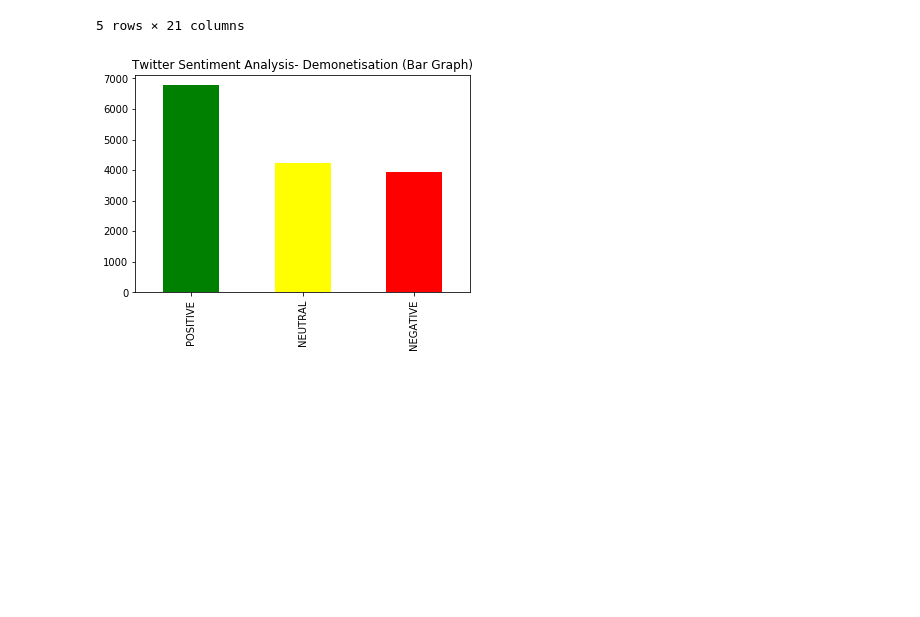
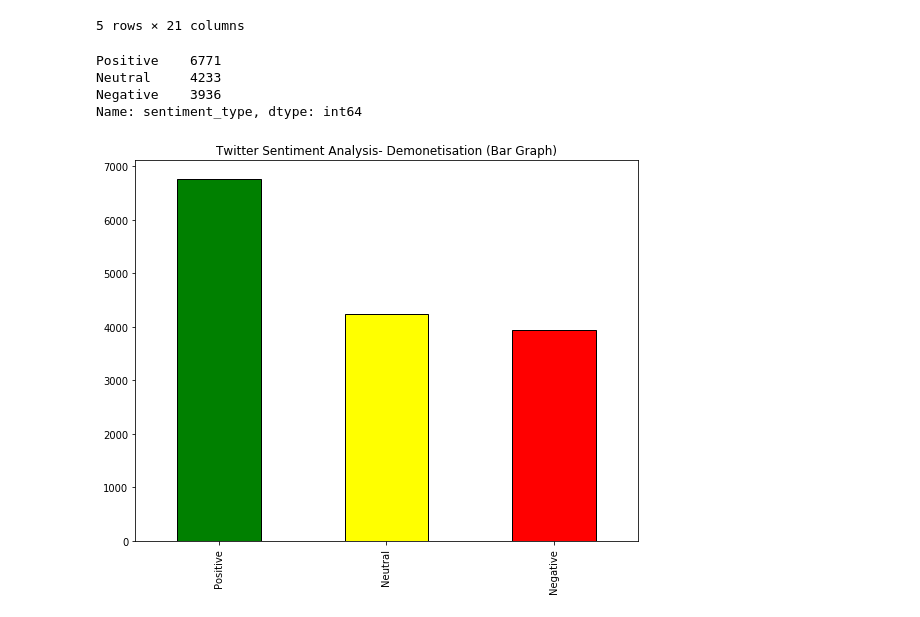
Before and after one commit to dheeraj-2000/Demonetization-Twitter-Analysis, a Jupyter notebook: Analysis.ipynb, the cells around one changed output. Saved outputs shown, nothing was run; the diff lists cells and outputs as text; code cells hidden in the pictures; blank space fills up the shorter version.

Commit message:
added plot

```diff
--- a/Analysis.ipynb
+++ b/Analysis.ipynb
@@ -96,9 +96,9 @@ tweets['sentiment_neutral']=tweets.text.apply(lambda x:sid.polarity_scores(x)['n
 tweets['sentiment_negative']=tweets.text.apply(lambda x:sid.polarity_scores(x)['neg'])
 tweets['sentiment_pos']=tweets.text.apply(lambda x:sid.polarity_scores(x)['pos'])
 tweets['sentiment_type']=''
-tweets.loc[tweets.sentiment_compound_polarity>0,'sentiment_type']='POSITIVE'
-tweets.loc[tweets.sentiment_compound_polarity==0,'sentiment_type']='NEUTRAL'
-tweets.loc[tweets.sentiment_compound_polarity<0,'sentiment_type']='NEGATIVE'
+tweets.loc[tweets.sentiment_compound_polarity>0,'sentiment_type']='Positive'
+tweets.loc[tweets.sentiment_compound_polarity==0,'sentiment_type']='Neutral'
+tweets.loc[tweets.sentiment_compound_polarity<0,'sentiment_type']='Negative'
 tweets.head()
 # %% [output]
 |  | Unnamed: 0 | X | text | favorited | favoriteCount | replyToSN | created | truncated | replyToSID | ... |
@@ -108,13 +108,19 @@ tweets.head()
 | 3 | 4 | 4 | rt ani news gurugram haryana post... | False | 0 | NaN | 2016-11-23 18:39:59 | False | NaN | ... |
 | 4 | 5 | 5 | rt satishacharya reddy wedding ma... | False | 0 | NaN | 2016-11-23 18:39:39 | False | NaN | ... |
 5 rows × 21 columns
+# %%
+tweets.sentiment_type.value_counts()
+# %% [output]
+Positive    6771
+Neutral     4233
+Negative    3936
+Name: sentiment_type, dtype: int64
 # %%
 # fig = plt.figure()
-# fig.savefig('temp.pdf')
+# fig.savefig('Sentiment_bar_plot.pdf')
 colors = ['green', 'yellow', 'red']
-
-tweets.sentiment_type.value_counts().plot(kind='bar',title="Twitter Sentiment Analysis- Demonetisation (Bar Graph)", color=colors)
-plt.savefig('books_read.png')
+tweets.sentiment_type.value_counts().plot(kind='bar',figsize=(9, 7),edgecolor='k',title="Twitter Sentiment Analysis- Demonetisation (Bar Graph)", color=colors)
+plt.savefig('Sentiment_bar_plot.png', dpi=100)
 # %% [output]
-[figure, old version]
+[figure, new version]
 # %%
```
Also changed, not shown: parts of 1 cell of this notebook, 2 other files.
